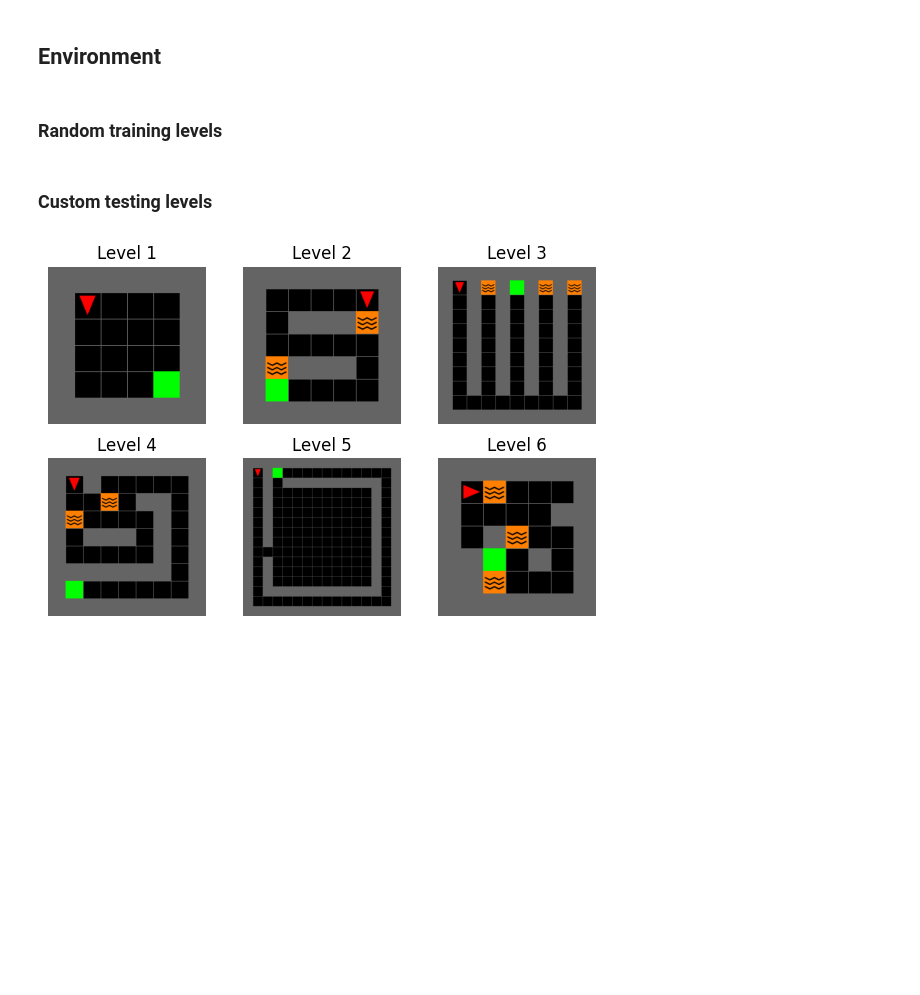
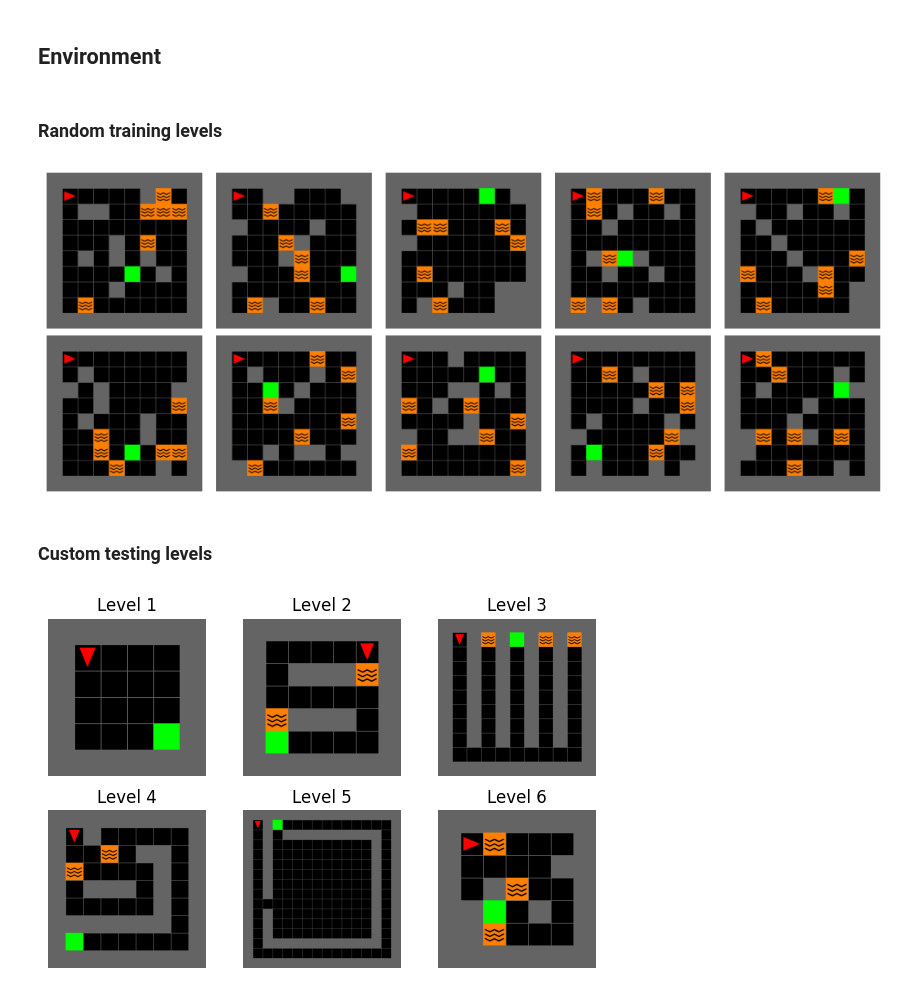
Before and after one commit to Ludwilton/RL-Gaming, a Jupyter notebook: src/rl_gaming/presentation.ipynb, the cells around one changed output. Cells and saved outputs as stored; diff of their text form; code cells hidden in the pictures; blank space fills up the shorter version.

Commit message:
feat: add function for displaying images of procedural levels

```diff
--- a/src/rl_gaming/presentation.ipynb
+++ b/src/rl_gaming/presentation.ipynb
@@ -29,6 +30,10 @@ from stable_baselines3 import PPO
 ## Environment
 # %% [markdown]
 ### Random training levels
+# %%
+display_procedural_levels()
+# %% [output]
+[figure, added]
 # %% [markdown]
 ### Custom testing levels
 # %%
```
Also changed, not shown: parts of 1 cell of this notebook, 1 other file.
